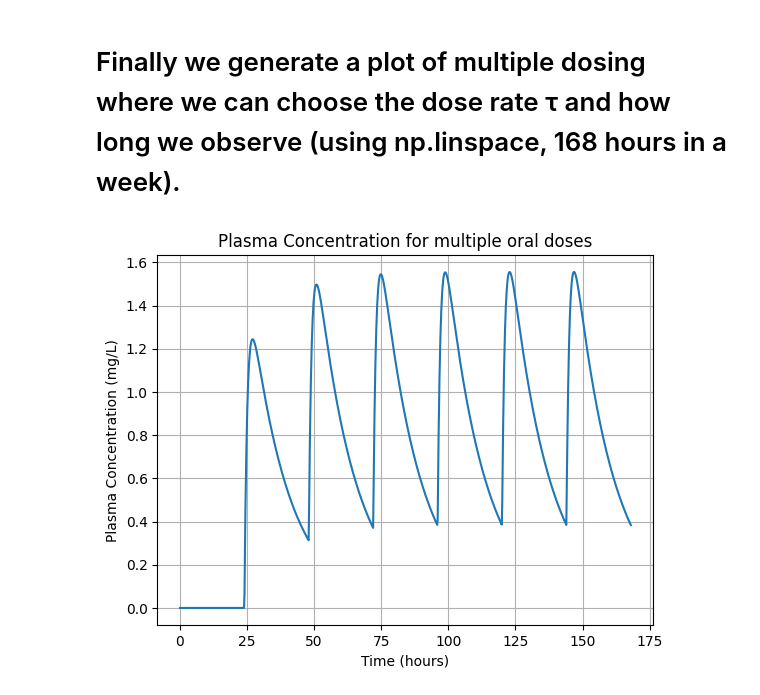
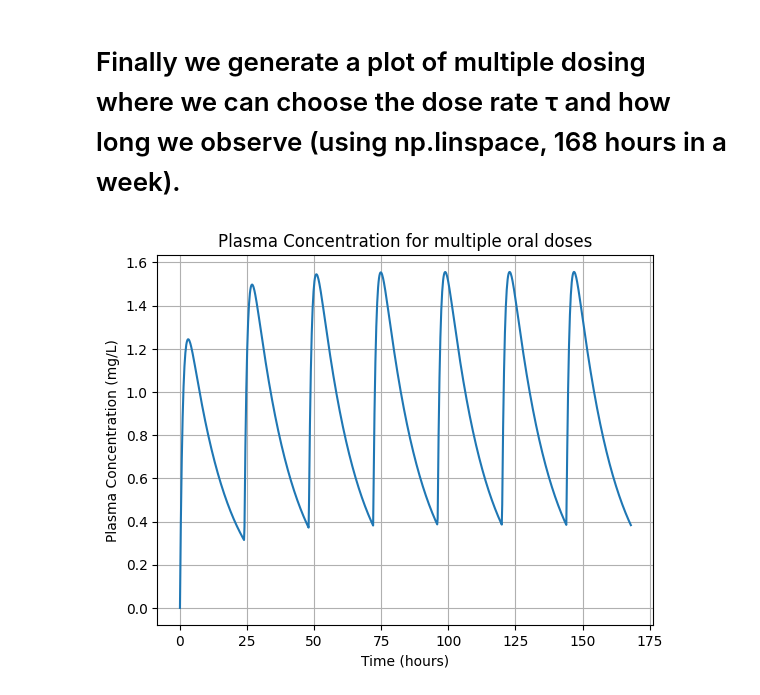
Before and after one commit to sladem-tox/PK_calcs, a Jupyter notebook: MultipleOralDose.ipynb, the cells around one changed output. Saved outputs shown, nothing was run; the diff lists cells and outputs as text; code cells hidden in the pictures.

```diff
--- a/MultipleOralDose.ipynb
+++ b/MultipleOralDose.ipynb
@@ -87,35 +87,36 @@ plt.show()
 # %%
 import numpy as np
 import matplotlib.pyplot as plt
 
 # Parameters
 dose = 250
 tau = 24
-#n = 7 # See below that the "n" value for dose count is now n_array worked out by comparing dose interval with time.
 F = 0.75
 ka = 0.9
 k = 0.07
 kdif = -0.83
 Vd = 121.5
-Cl = k * Vd
 
 # Time range
 time = np.linspace(0, 168, num=1000)
 
-# Calculate plasma concentration
+# Calculate plasma concentration taking into account the dose number (m_array) which is time/tau as integer plus one (to correct for initial zero)
+# and also changing time to dosetime which is time since last dose which uses n_array * tau so that is starts from zero on day 1.
+
 n_array = np.int_(time / tau)
 dosetime = time - (n_array * tau)
+m_array = (n_array +1)
 y = ((F * dose * ka) / (Vd * kdif)) * (
-    (((1 - np.exp(-n_array * ka * tau)) / (1 - np.exp(-ka * tau))) * np.exp(-ka * dosetime)) -
-    (((1 - np.exp(-n_array * k * tau)) / (1 - np.exp(-k * tau))) * np.exp(-k * dosetime))
+    (((1 - np.exp(-m_array * ka * tau)) / (1 - np.exp(-ka * tau))) * np.exp(-ka * dosetime)) -
+    (((1 - np.exp(-m_array * k * tau)) / (1 - np.exp(-k * tau))) * np.exp(-k * dosetime))
 )
 
 # Plotting
 plt.plot(time, y)
 plt.xlabel('Time (hours)')
 plt.ylabel('Plasma Concentration (mg/L)')
 plt.title('Plasma Concentration for multiple oral doses')
 plt.grid(True)
 plt.show()
 # %% [output]
-[figure, old version]
+[figure, new version]
```
Also changed, not shown: parts of 2 cells of this notebook.
